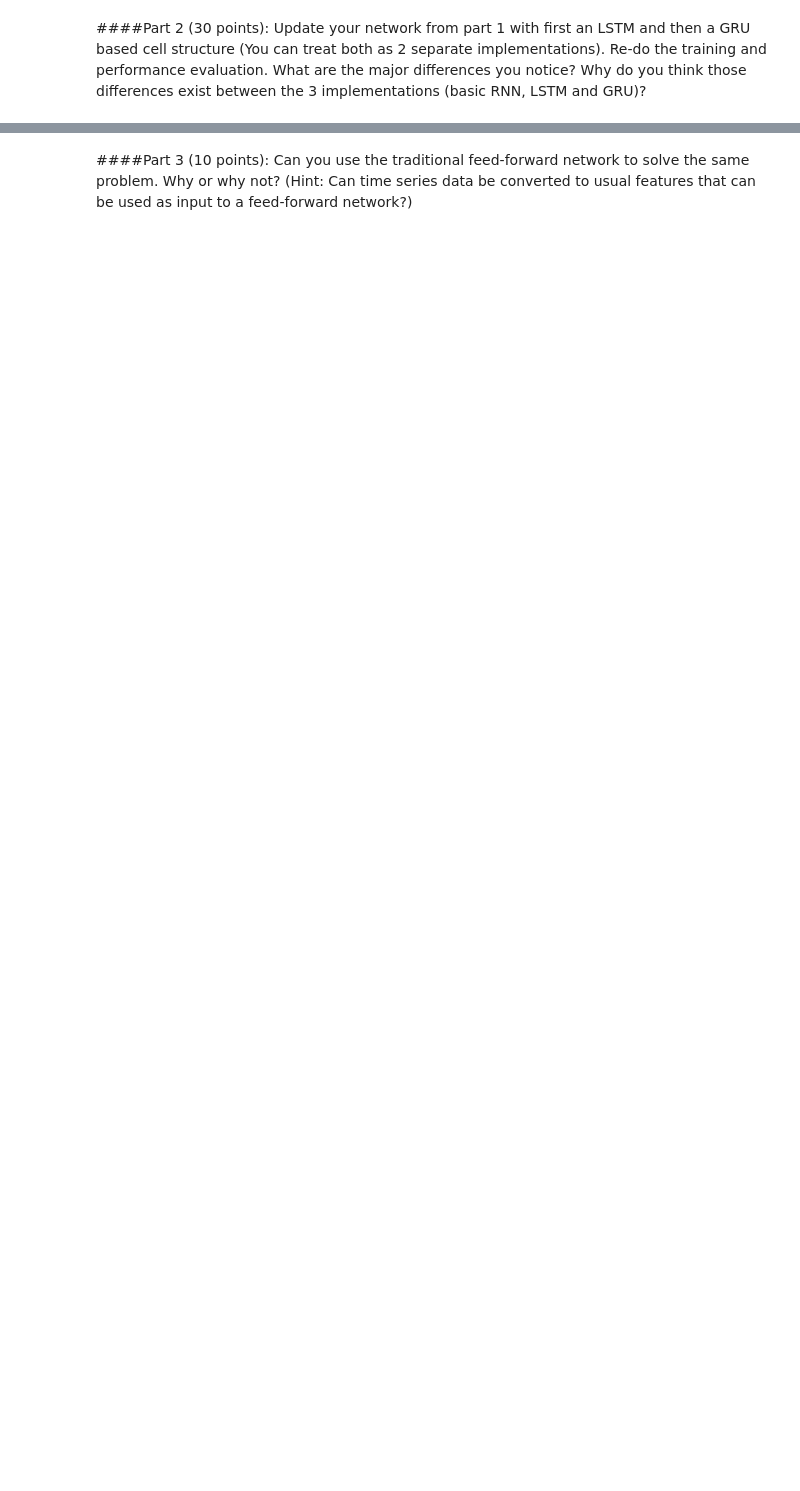
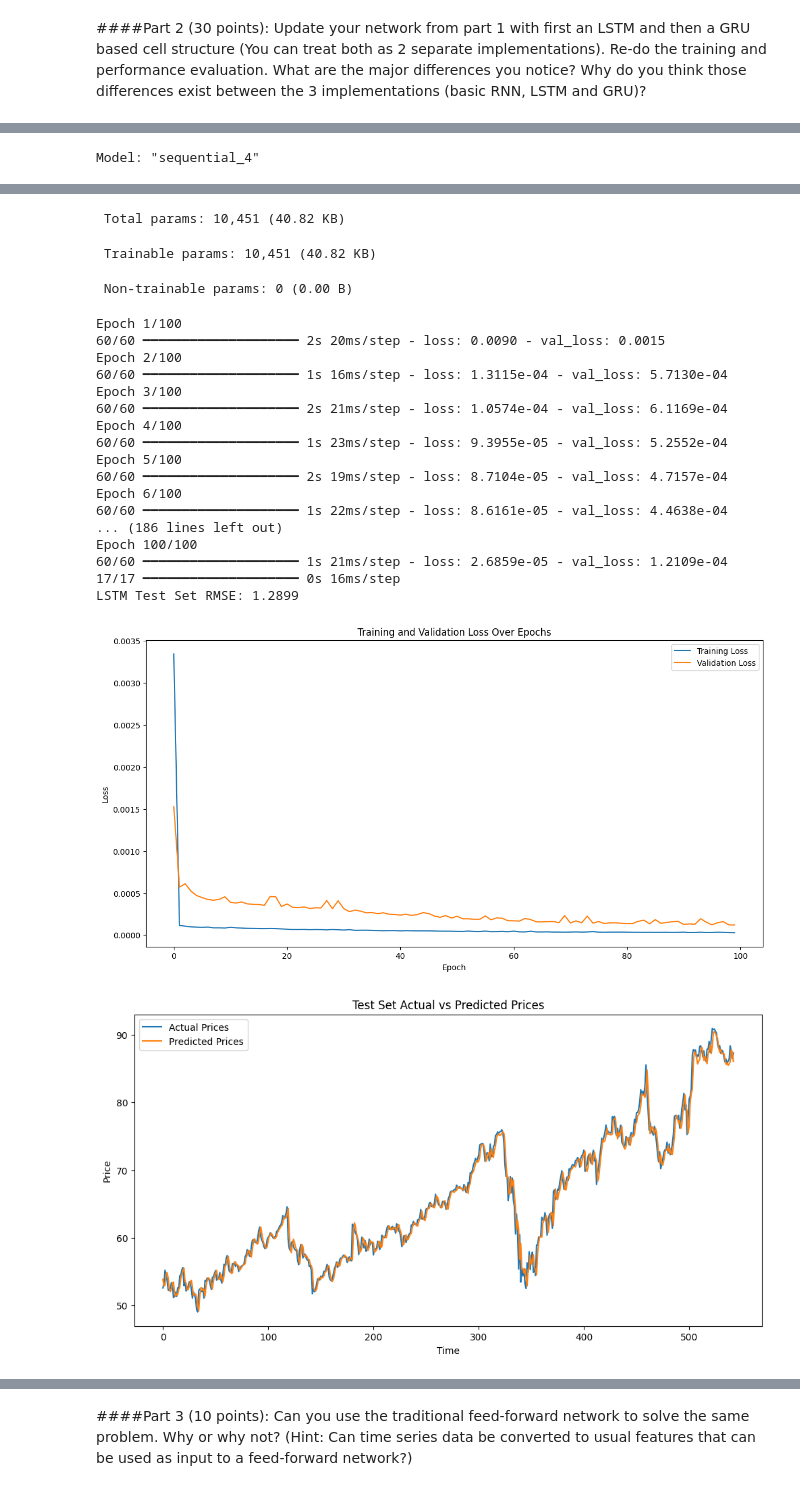
Before and after one commit to liangliang6v6/Homeworks, a Jupyter notebook: Homework4.ipynb, the cells around one changed output, grey strips where cells are left out. Saved outputs shown, nothing was run; the diff lists cells and outputs as text; code cells hidden in the pictures; blank space fills up the shorter version.

```diff
--- a/Homework4.ipynb
+++ b/Homework4.ipynb
@@ -411,0 +568,48 @@ and GRU)?
+# %%
+from keras.models import Sequential
+from keras.layers import LSTM, GRU, Dense
+from sklearn.preprocessing import MinMaxScaler
+from sklearn.metrics import mean_squared_error
+import yfinance as yf
+import numpy as np
+import matplotlib.pyplot as plt
+
+# LSTM model using Keras
+model = Sequential()
+model.add(LSTM(units=50, input_shape=(SEQ_LENGTH, 1)))
+model.add(Dense(units=1))
+
+model.compile(optimizer='adam', loss='mse')
+model.summary()
+
+history = model.fit(x_train, y_train, epochs=100, batch_size=32, validation_data=(x_val, y_val))
+
+# Evaluate on the test set
+predicted = model.predict(x_test)
+predicted_prices = scaler.inverse_transform(predicted)
+actual_prices = scaler.inverse_transform(y_test)
+
+rmse_test = np.sqrt(mean_squared_error(actual_prices, predicted_prices))
+print(f'LSTM Test Set RMSE: {rmse_test:.4f}')
+
+# Plot the validation and training loss
+plt.figure(figsize=(14, 7))
+plt.plot(history.history['loss'], label='Training Loss')
+plt.plot(history.history['val_loss'], label='Validation Loss')
+plt.xlabel('Epoch')
+plt.ylabel('Loss')
+plt.title('Training and Validation Loss Over Epochs')
+plt.legend()
+plt.show()
+
+# Plot the test results
+plt.figure(figsize=(12, 6))
+plt.plot(actual_prices, label='Actual Prices')
+plt.plot(predicted_prices, label='Predicted Prices')
+plt.xlabel('Time')
+plt.ylabel('Price')
+plt.title('Test Set Actual vs Predicted Prices')
+plt.legend()
+plt.show()
+# %% [output]
+Model: "sequential_4"
@@ -411,0 +623,22 @@ and GRU)?
+ Total params: 10,451 (40.82 KB)
+ Trainable params: 10,451 (40.82 KB)
+ Non-trainable params: 0 (0.00 B)
+Epoch 1/100
+60/60 ━━━━━━━━━━━━━━━━━━━━ 2s 20ms/step - loss: 0.0090 - val_loss: 0.0015
+Epoch 2/100
+60/60 ━━━━━━━━━━━━━━━━━━━━ 1s 16ms/step - loss: 1.3115e-04 - val_loss: 5.7130e-04
+Epoch 3/100
+60/60 ━━━━━━━━━━━━━━━━━━━━ 2s 21ms/step - loss: 1.0574e-04 - val_loss: 6.1169e-04
+Epoch 4/100
+60/60 ━━━━━━━━━━━━━━━━━━━━ 1s 23ms/step - loss: 9.3955e-05 - val_loss: 5.2552e-04
+Epoch 5/100
+60/60 ━━━━━━━━━━━━━━━━━━━━ 2s 19ms/step - loss: 8.7104e-05 - val_loss: 4.7157e-04
+Epoch 6/100
+60/60 ━━━━━━━━━━━━━━━━━━━━ 1s 22ms/step - loss: 8.6161e-05 - val_loss: 4.4638e-04
+... (186 lines left out)
+Epoch 100/100
+60/60 ━━━━━━━━━━━━━━━━━━━━ 1s 21ms/step - loss: 2.6859e-05 - val_loss: 1.2109e-04
+17/17 ━━━━━━━━━━━━━━━━━━━━ 0s 16ms/step
+LSTM Test Set RMSE: 1.2899
+[figure, added]
+[figure, added]
```
Also changed, not shown: parts of 20 cells of this notebook.
